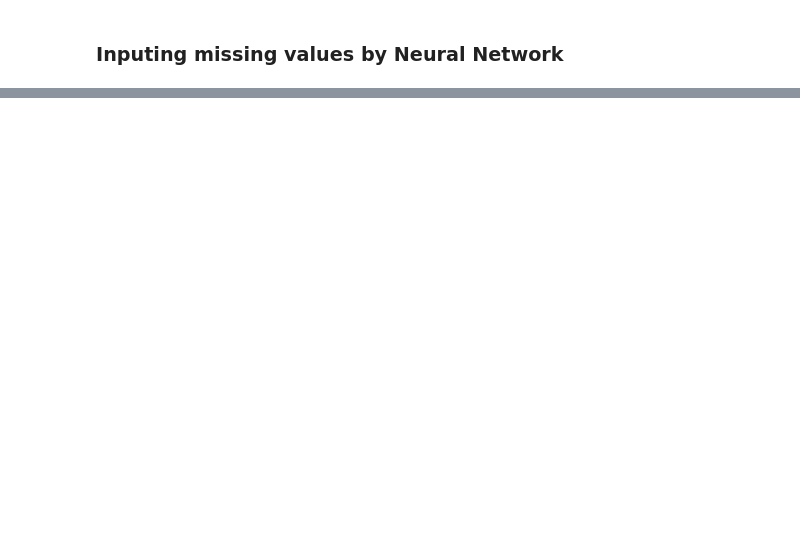
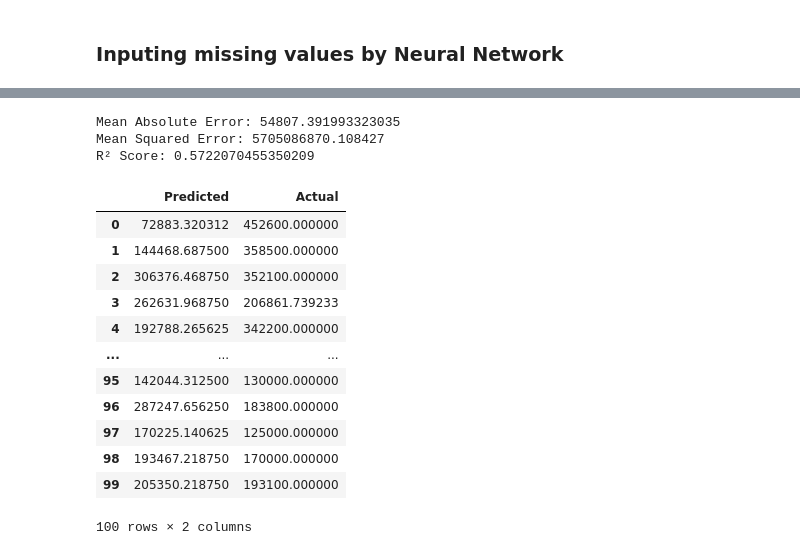
Before and after one commit to MaxMayer1991/data-analysis, a Jupyter notebook: BasicsDataExploration/DataOperations.ipynb, the cells around one changed output, grey strips where cells are left out. Cells and saved outputs as stored; diff of their text form; code cells hidden in the pictures; blank space fills up the shorter version.

```diff
--- a/BasicsDataExploration/DataOperations.ipynb
+++ b/BasicsDataExploration/DataOperations.ipynb
@@ -713,0 +853,35 @@ ModuleNotFoundError: No module named 'tensorflow'
+# %%
+# Обчислення метрик
+mae = mean_absolute_error(y_test, predictions)
+mse = mean_squared_error(y_test, predictions)
+r2 = r2_score(y_test, predictions)
+
+print(f'Mean Absolute Error: {mae}')
+print(f'Mean Squared Error: {mse}')
+print(f'R² Score: {r2}')
+# %% [output]
+Mean Absolute Error: 54807.391993323035
+Mean Squared Error: 5705086870.108427
+R² Score: 0.5722070455350209
+# %%
+df_nn = prepare_data(df_nn)
+predictions_df = pd.DataFrame(predictions, columns=['Predicted'])
+len(predictions_df)
+predictions_df['Actual'] = df_nn['median_house_value']
+
+comparison_df = predictions_df.copy()
+comparison_df.head(100)
+# %% [output]
+|  | Predicted | Actual |
+| 0 | 72883.320312 | 452600.000000 |
+| 1 | 144468.687500 | 358500.000000 |
+| 2 | 306376.468750 | 352100.000000 |
+| 3 | 262631.968750 | 206861.739233 |
+| 4 | 192788.265625 | 342200.000000 |
+| ... | ... | ... |
+| 95 | 142044.312500 | 130000.000000 |
+| 96 | 287247.656250 | 183800.000000 |
+| 97 | 170225.140625 | 125000.000000 |
+| 98 | 193467.218750 | 170000.000000 |
+| 99 | 205350.218750 | 193100.000000 |
+100 rows × 2 columns
```
Also changed, not shown: parts of 18 cells of this notebook, 29 other files.
